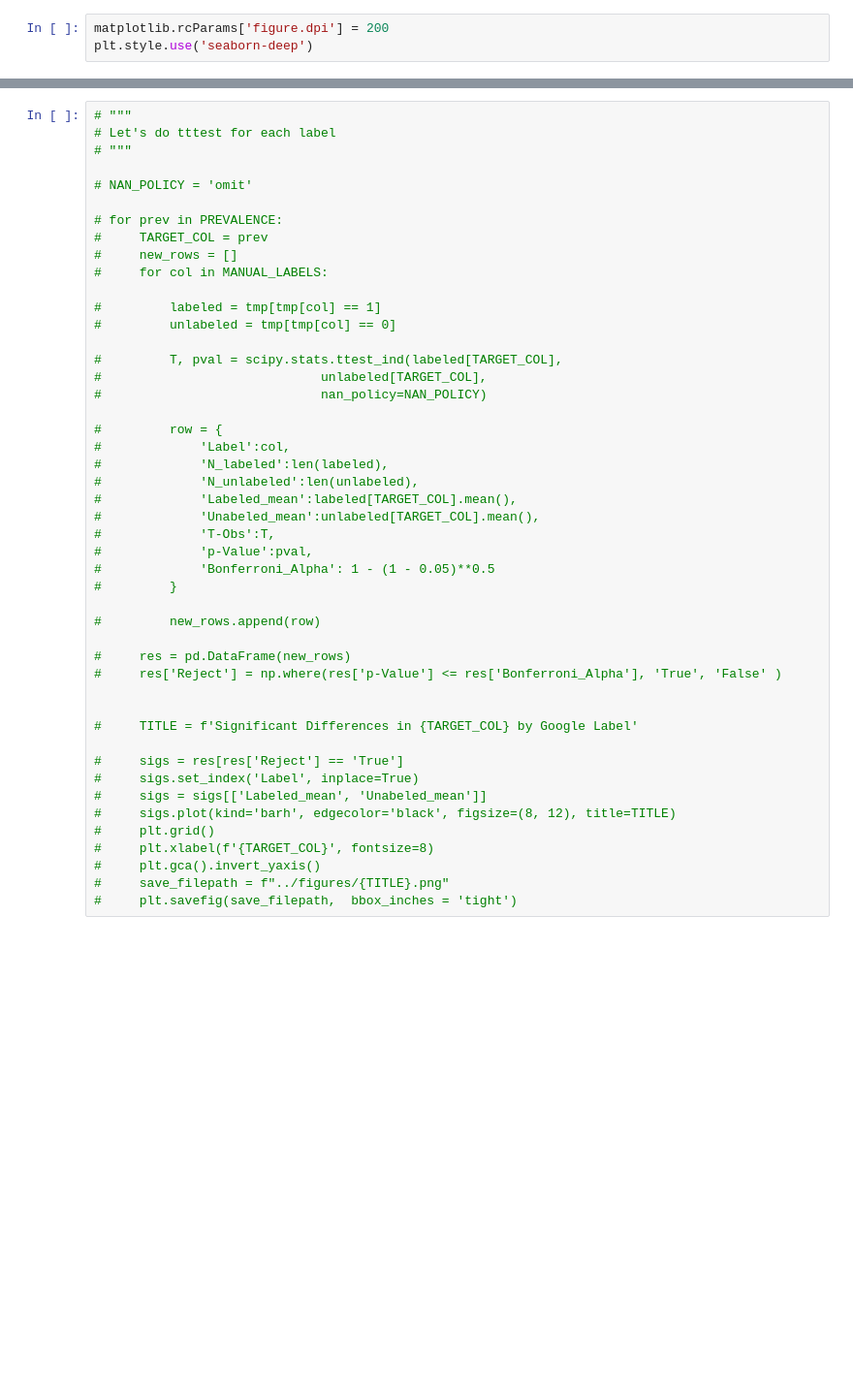
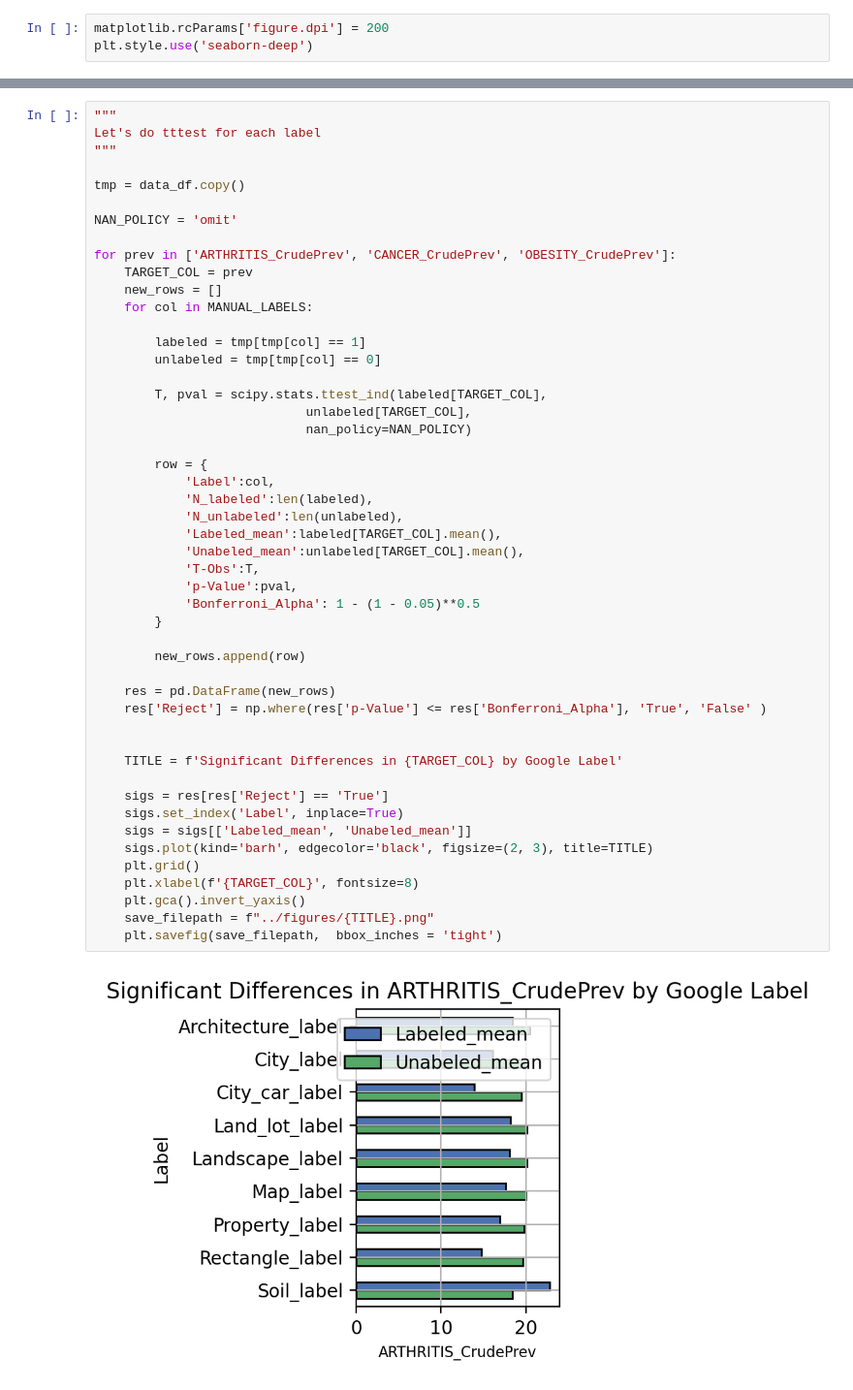
Before and after one commit to CooperStansbury/READMISSIONS, a Jupyter notebook: Washtenaw_case_study/notebooks/500_cities_analysis.ipynb, the cells around one changed output, grey strips where cells are left out. Shown at 97% size. Saved outputs shown, nothing was run; the diff lists cells and outputs as text; blank space fills up the shorter version.

```diff
--- a/Washtenaw_case_study/notebooks/500_cities_analysis.ipynb
+++ b/Washtenaw_case_study/notebooks/500_cities_analysis.ipynb
@@ -112,47 +121,51 @@ PREVALENCE
 # %%
-# """
-# Let's do tttest for each label
-# """
+"""
+Let's do tttest for each label
+"""
 
-# NAN_POLICY = 'omit'
+tmp = data_df.copy()
 
-# for prev in PREVALENCE:
-#     TARGET_COL = prev
-#     new_rows = []
-#     for col in MANUAL_LABELS:
+NAN_POLICY = 'omit'
 
-#         labeled = tmp[tmp[col] == 1]
-#         unlabeled = tmp[tmp[col] == 0]
+for prev in ['ARTHRITIS_CrudePrev', 'CANCER_CrudePrev', 'OBESITY_CrudePrev']:
+    TARGET_COL = prev
+    new_rows = []
+    for col in MANUAL_LABELS:
 
-#         T, pval = scipy.stats.ttest_ind(labeled[TARGET_COL],
-#                             unlabeled[TARGET_COL],
-#                             nan_policy=NAN_POLICY)
+        labeled = tmp[tmp[col] == 1]
+        unlabeled = tmp[tmp[col] == 0]
 
-#         row = {
-#             'Label':col,
-#             'N_labeled':len(labeled),
-#             'N_unlabeled':len(unlabeled),
-#             'Labeled_mean':labeled[TARGET_COL].mean(),
-#             'Unabeled_mean':unlabeled[TARGET_COL].mean(),
-#             'T-Obs':T,
-#             'p-Value':pval,
-#             'Bonferroni_Alpha': 1 - (1 - 0.05)**0.5
-#         }
+        T, pval = scipy.stats.ttest_ind(labeled[TARGET_COL],
+                            unlabeled[TARGET_COL],
+                            nan_policy=NAN_POLICY)
 
-#         new_rows.append(row)
+        row = {
+            'Label':col,
+            'N_labeled':len(labeled),
+            'N_unlabeled':len(unlabeled),
+            'Labeled_mean':labeled[TARGET_COL].mean(),
+            'Unabeled_mean':unlabeled[TARGET_COL].mean(),
+            'T-Obs':T,
+            'p-Value':pval,
+            'Bonferroni_Alpha': 1 - (1 - 0.05)**0.5
+        }
 
-#     res = pd.DataFrame(new_rows)
-#     res['Reject'] = np.where(res['p-Value'] <= res['Bonferroni_Alpha'], 'True', 'False' )
+        new_rows.append(row)
+
+    res = pd.DataFrame(new_rows)
+    res['Reject'] = np.where(res['p-Value'] <= res['Bonferroni_Alpha'], 'True', 'False' )
 
 
-#     TITLE = f'Significant Differences in {TARGET_COL} by Google Label'
+    TITLE = f'Significant Differences in {TARGET_COL} by Google Label'
 
-#     sigs = res[res['Reject'] == 'True']
-#     sigs.set_index('Label', inplace=True)
-#     sigs = sigs[['Labeled_mean', 'Unabeled_mean']]
-#     sigs.plot(kind='barh', edgecolor='black', figsize=(8, 12), title=TITLE)
-#     plt.grid()
-#     plt.xlabel(f'{TARGET_COL}', fontsize=8)
-#     plt.gca().invert_yaxis()
-#     save_filepath = f"../figures/{TITLE}.png"
-#     plt.savefig(save_filepath,  bbox_inches = 'tight')
+    sigs = res[res['Reject'] == 'True']
+    sigs.set_index('Label', inplace=True)
+    sigs = sigs[['Labeled_mean', 'Unabeled_mean']]
+    sigs.plot(kind='barh', edgecolor='black', figsize=(2, 3), title=TITLE)
+    plt.grid()
+    plt.xlabel(f'{TARGET_COL}', fontsize=8)
+    plt.gca().invert_yaxis()
+    save_filepath = f"../figures/{TITLE}.png"
+    plt.savefig(save_filepath,  bbox_inches = 'tight')
+# %% [output]
+[figure, added]
```
Also changed, not shown: parts of 14 cells of this notebook, 8 other files.
